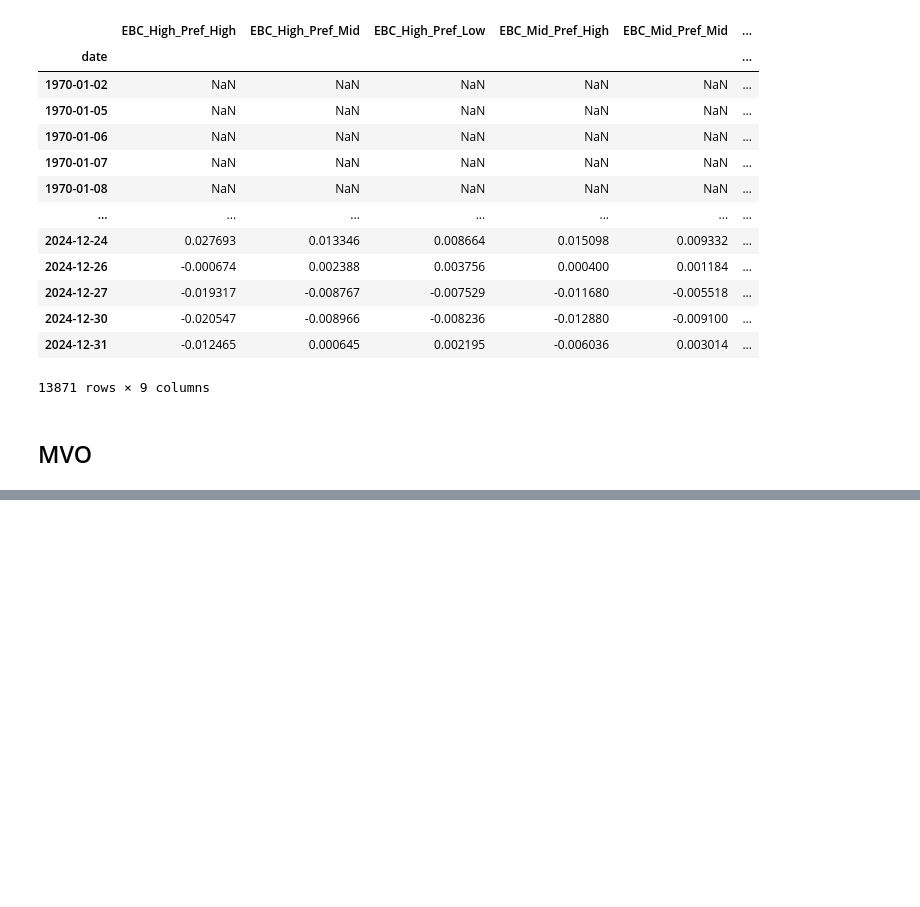
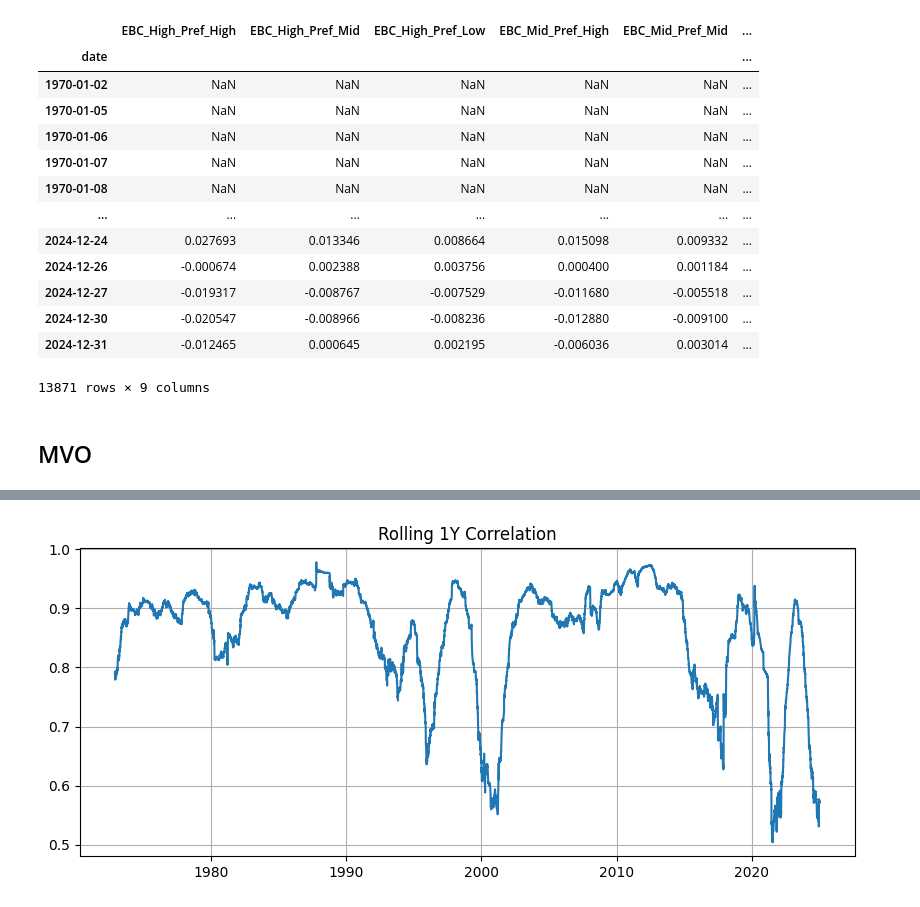
Before and after one commit to eviprous/Invesco_Research_Project, a Jupyter notebook: notebooks/portfolios_comb.ipynb, the cells around one changed output, grey strips where cells are left out. Drawn from its saved outputs; the diff is of its cells as text; code cells hidden in the pictures; blank space fills up the shorter version.

```diff
--- a/notebooks/portfolios_comb.ipynb
+++ b/notebooks/portfolios_comb.ipynb
@@ -352,0 +187,12 @@ rank_by_regime
+# %%
+rolling_corr = (
+    df["CW"].rolling(252).corr(df["Q1Q3"])
+)
+rolling_corr.index = pd.to_datetime(rolling_corr.index)
+plt.figure(figsize=(10,4))
+plt.plot(rolling_corr)
+plt.title("Rolling 1Y Correlation")
+plt.grid()
+plt.show()
+# %% [output]
+[figure, added]
```
Also changed, not shown: parts of 35 cells of this notebook.
